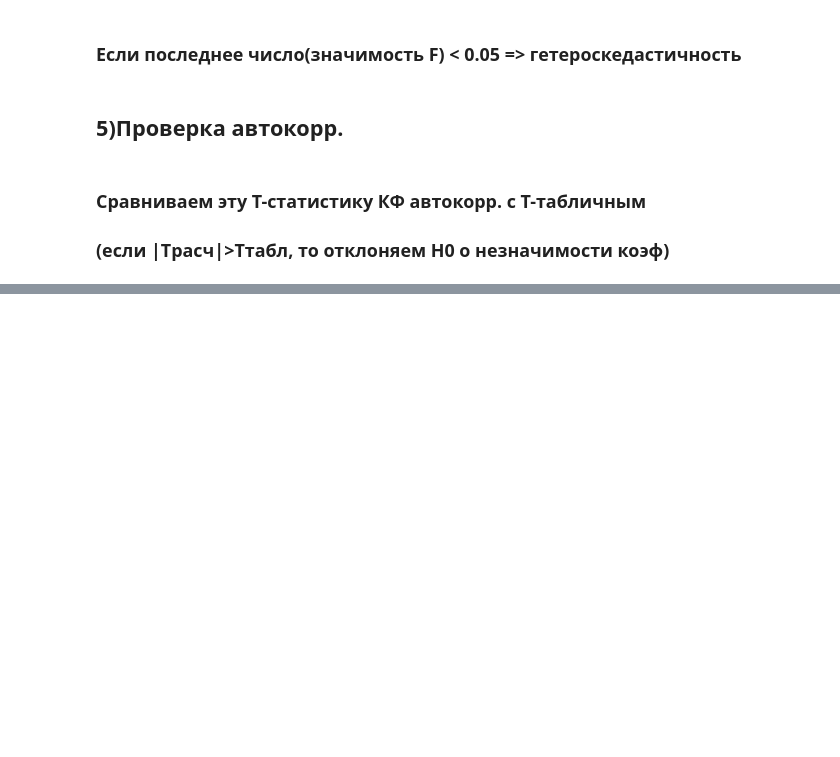
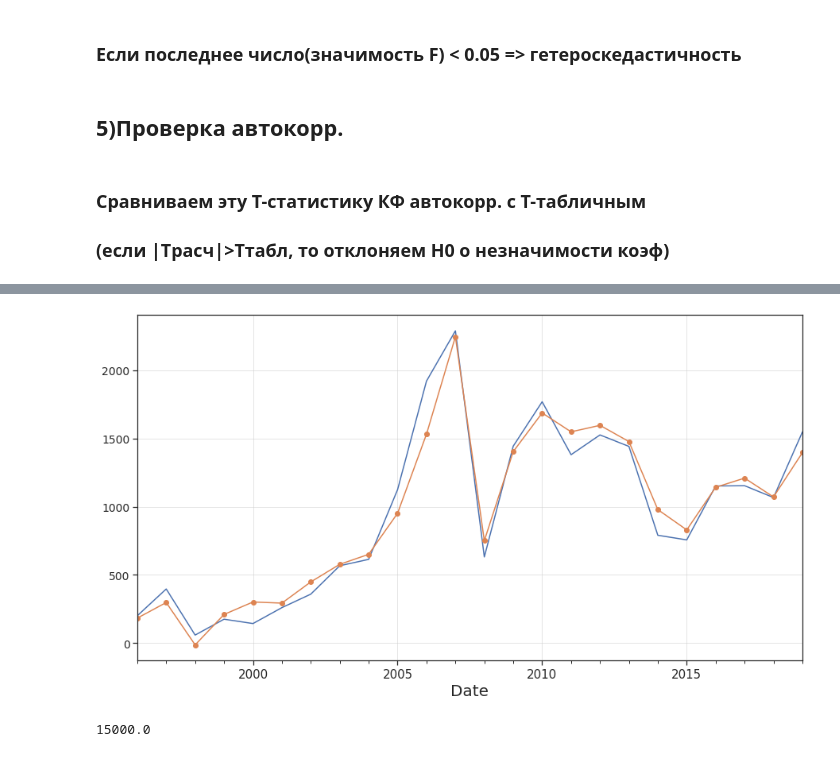
Before and after one commit to xtess16/RTSI, a Jupyter notebook: RTS_regression.ipynb, the cells around one changed output, grey strips where cells are left out. Cells and saved outputs as stored; diff of their text form; code cells hidden in the pictures; blank space fills up the shorter version.

```diff
--- a/RTS_regression.ipynb
+++ b/RTS_regression.ipynb
@@ -525,6 +535,20 @@ Warnings:
 [1] Standard Errors assume that the covariance matrix of the errors is correctly specified.
 [2] The condition number is large, 1.36e+06. This might indicate that there are
 strong multicollinearity or other numerical problems.
+# %%
+test_df.RTSI.plot()
+_ = total_regression.fittedvalues.copy()
+# _[9] += 300.
+# _[10] += 600
+# _[15] -= 300
+_ += (test_df.RTSI - _)/2.0534904477084217
+_.plot(marker='o')
+plt.grid(True)
+plt.show()
+mse(test_df.RTSI, _)
+# %% [output]
+[figure, added]
+15000.0
 # %%
 tmp = total_regression.resid.copy()
 # tmp['2006-12-31'] = 100
```
Also changed, not shown: parts of 6 cells of this notebook.
